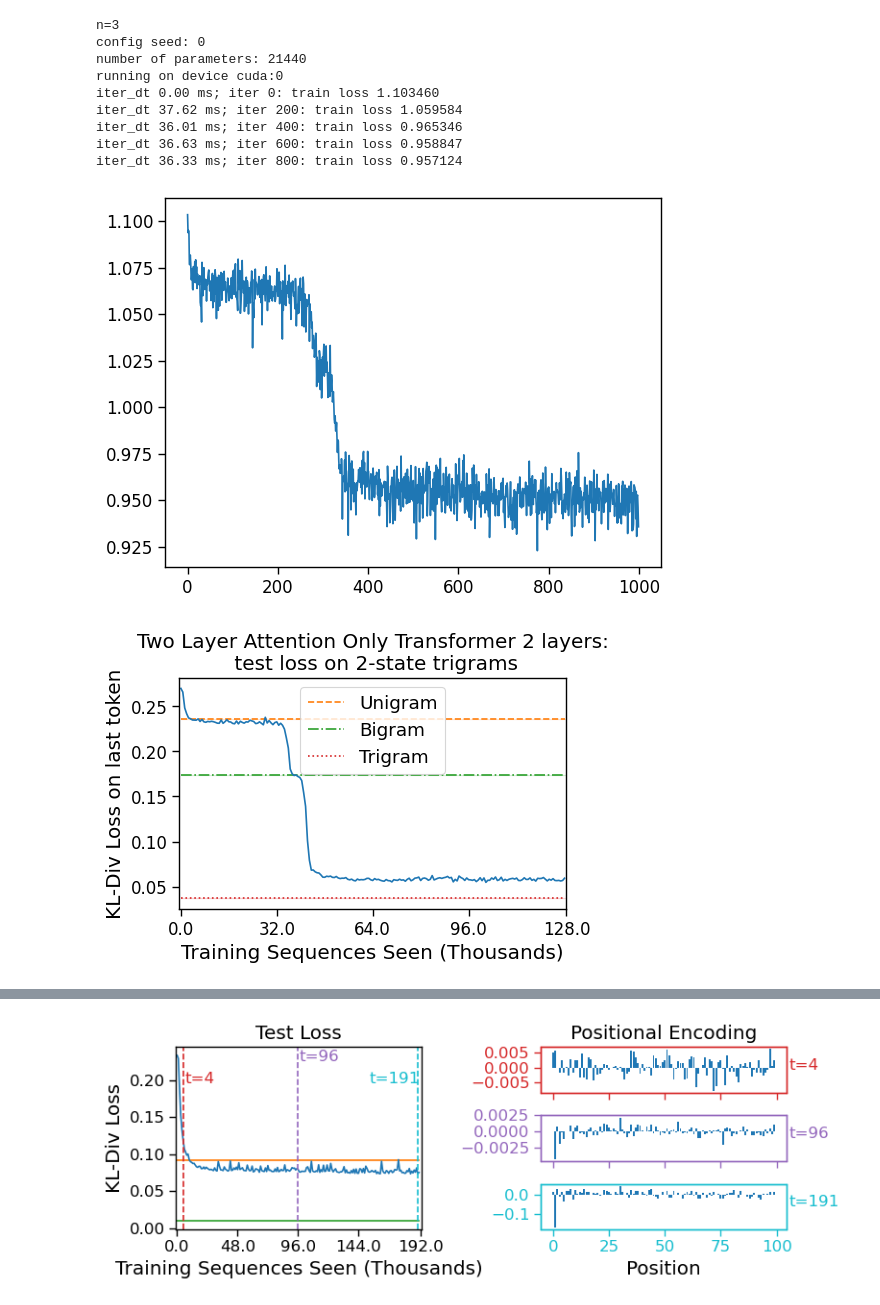
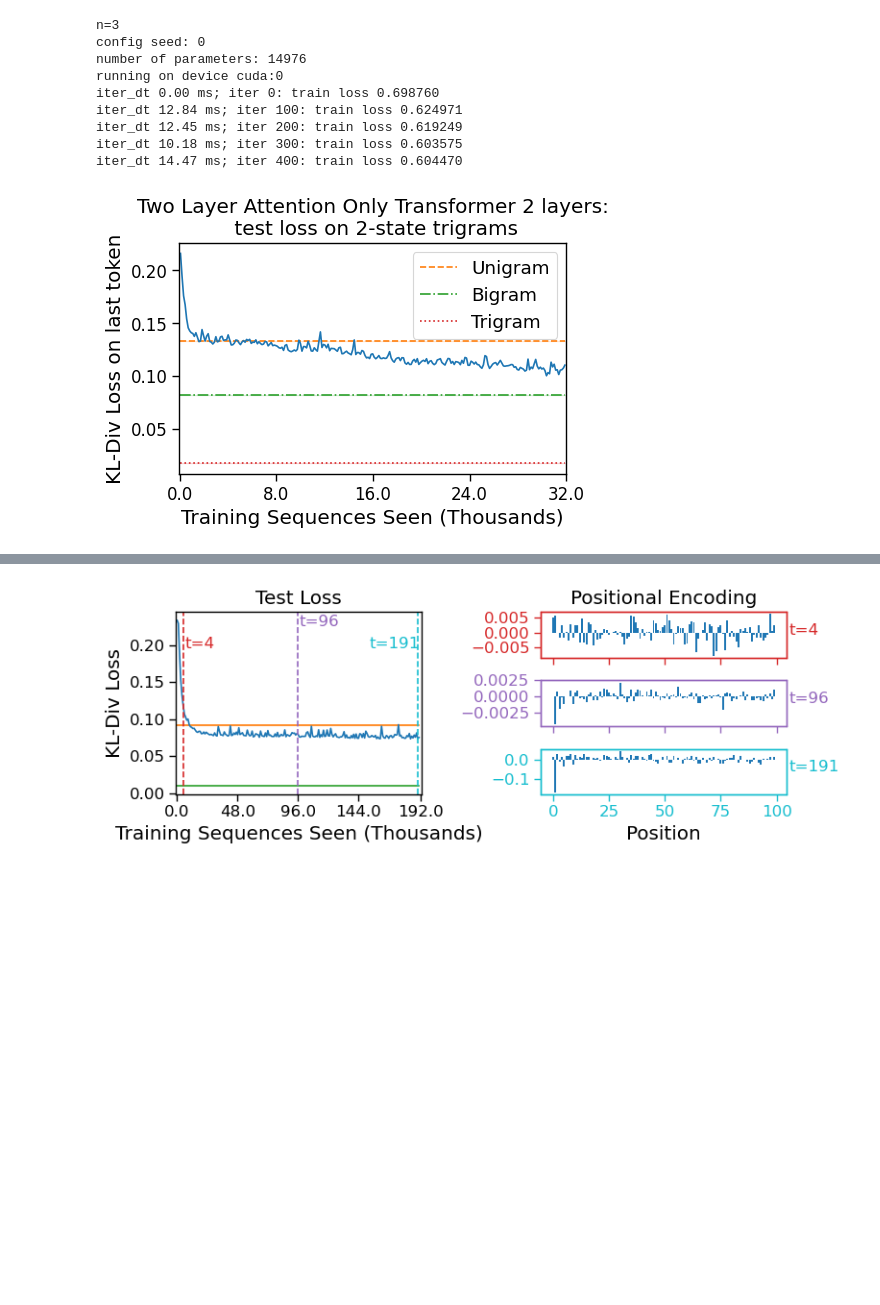
Before and after one commit to EzraEdelman/Evolution-of-Statistical-Induction-Heads, a Jupyter notebook: plots.ipynb, the cells around one changed output, grey strips where cells are left out. Cells and saved outputs as stored; diff of their text form; code cells hidden in the pictures; blank space fills up the shorter version.

```diff
--- a/plots.ipynb
+++ b/plots.ipynb
@@ -32,20 +31,24 @@ def get_test_sets(config):
 
   return bigram_dataset, unigram_dataset
 # %%
+n = 3
+from torch.profiler import profile, record_function, ProfilerActivity
+
+from datasets import ngrams
 default = training_pipeline.get_default_config()
 histories, datem, bigram_data, unigram_data = [], [], [], []
 # default.model_type = f'one head (attention only, corrected rel pos)'
 # default.model_type = 'Attention-Only Relative positions Transformer'
 print(f"n={n}")
-default.vocab_size = 3
+default.vocab_size = 2
 default.n_head = n - 1
 # default.n_head = 1
 default.n_embd = 16 * default.n_head #* 3
 default.n_layer = 2
-default.max_iters = 500
+default.max_iters = 1000
 default.n = n
-default.block_size = 200
-default.batch_size = 128
+# default.block_size = 200
+# default.batch_size = 128
 # default.batch_size = 64
 default.dataset = datasets.ngrams('train', n, default.block_size+1, default.vocab_size, last_token_only=False)
 default.learning_rate = 4e-3
@@ -62,8 +65,10 @@ for seed in seeds:
     default.seed = seed
     model_history, train_loss = training_pipeline.train(default)
     histories.append(model_history)
-plt.plot(train_loss)
-plt.show()
+# print(prof.key_averages().table(sort_by="cpu_time_total", row_limit=10))
+
+# plt.plot(train_loss)
+# plt.show()
 for model_history in histories:
     data = test_error.test_last_token(model_history, test_dataset, device)
     datem.append(data)
@@ -72,40 +77,37 @@ for model_history in histories:
     # if default.vocab_size < 4 and default.n == 2:
     #     data = test_error.test_last_token(model_history, bigram_dataset, device)
     #     bigram_data.append(data)
     #     data = test_error.test_last_token(model_history, unigram_dataset, device)
     #     unigram_data.append(data)
 
 axes = graphing_pipeline.test_loss(datem, default)
 plt.legend()
 plt.show()
 # # plt.savefig(f"{path}/{name}_test_loss.pdf", format='pdf', bbox_inches='tight')
 # plt.show()
 # for lab, i in enumerate(datem[-1][1]):
 #     plt.plot((i,)*len(datem[-1][0]), label = f"{lab}")
 # plt.legend()
 # plt.show()
 
-# print(datem[-1][1][:100])
-
 # fig, axes = graphing_pipeline.pos_encode_graph(model_history, datem, default)
 # # plt.savefig(f"{path}/{name}_pos.pdf", format='pdf', bbox_inches='tight')
 # plt.show()
 # if default.vocab_size < 4 and default.n == 2:
 #     fig, axes = graphing_pipeline.out_of_distribution(datem, unigram_data, bigram_data, default)
 #     # plt.savefig(f"{path}/{name}_loss.pdf", format='pdf', bbox_inches='tight')
 #     plt.show()
 # axes = graphing_pipeline.similarity(datem, default)
 # # plt.savefig(f"{path}/{name}_similarity.pdf", format='pdf', bbox_inches='tight')
 # plt.show()
 # %% [output]
 n=3
 config seed: 0
-number of parameters: 21440
+number of parameters: 14976
 running on device cuda:0
-iter_dt 0.00 ms; iter 0: train loss 1.103460
-iter_dt 37.62 ms; iter 200: train loss 1.059584
-iter_dt 36.01 ms; iter 400: train loss 0.965346
-iter_dt 36.63 ms; iter 600: train loss 0.958847
-iter_dt 36.33 ms; iter 800: train loss 0.957124
+iter_dt 0.00 ms; iter 0: train loss 0.698760
+iter_dt 12.84 ms; iter 100: train loss 0.624971
+iter_dt 12.45 ms; iter 200: train loss 0.619249
+iter_dt 10.18 ms; iter 300: train loss 0.603575
+iter_dt 14.47 ms; iter 400: train loss 0.604470
-[figure, old version]
+[figure, new version]
-[figure, removed]
```
Also changed, not shown: parts of 11 cells of this notebook, 24 other files.
